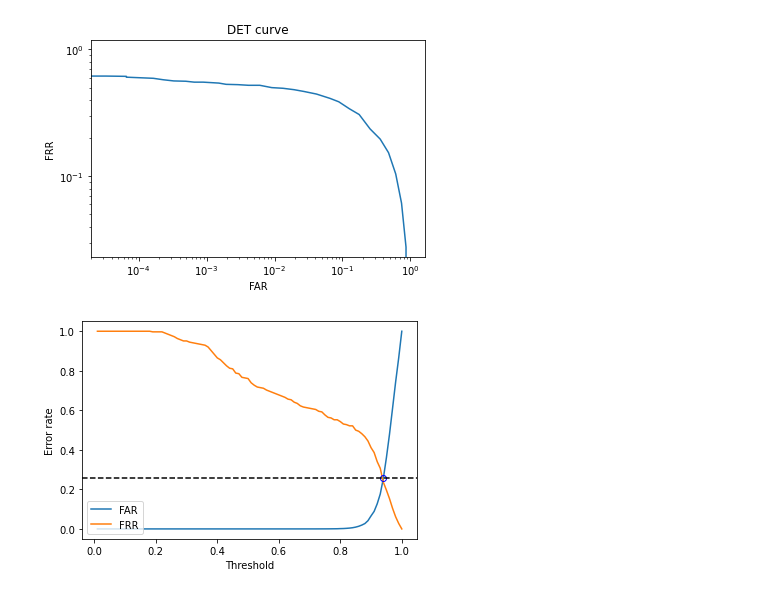
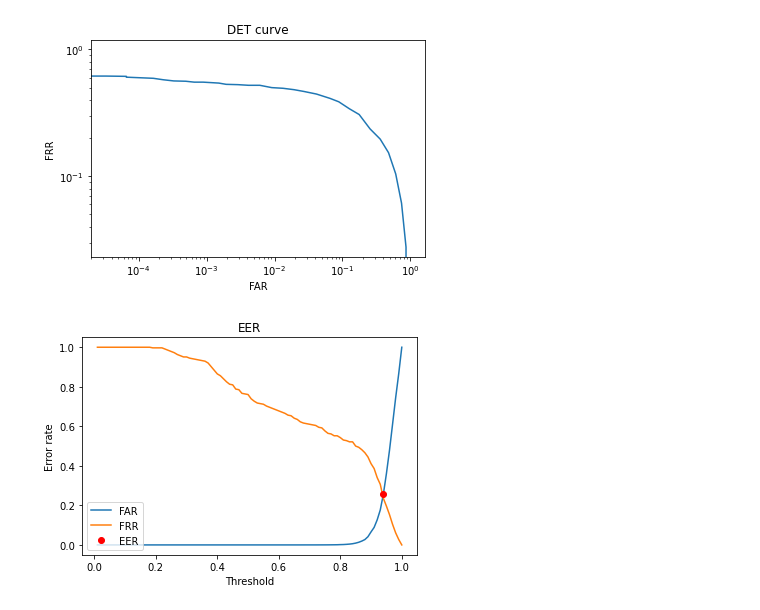
Before and after one commit to LeonardoEmili/ear-recognizer-android, a Jupyter notebook: report/evaluation/charts.ipynb, the cells around one changed output. Saved outputs shown, nothing was run; the diff lists cells and outputs as text; code cells hidden in the pictures.

Commit message:
Restore old charts jupyter notebook

```diff
--- a/report/evaluation/charts.ipynb
+++ b/report/evaluation/charts.ipynb
@@ -52,14 +52,12 @@ x = eer_thr()
 # %%
 plt.plot(thresholds, far, label = "FAR" )
 plt.plot(thresholds, frr, label = "FRR")
 eer_thresh = eer_thr()
-plt.plot(thresholds[eer_thresh], far[x], "bo", fillstyle='none')
-#plt.axvline(x=thresholds[eer_thresh], color='black', linestyle='--')
-plt.axhline(y=far[x], color='black', linestyle='--')
+plt.plot(thresholds[eer_thresh], far[x], "ro")
 plt.xlabel("Threshold")
 plt.ylabel("Error rate")
-#plt.title("EER")
-plt.legend(["FAR", "FRR"], loc=3)
+plt.title("EER")
+plt.legend(["FAR", "FRR", "EER"], loc=3)
 _ = plt.show()
 # %% [output]
-[figure, old version]
+[figure, new version]
```
